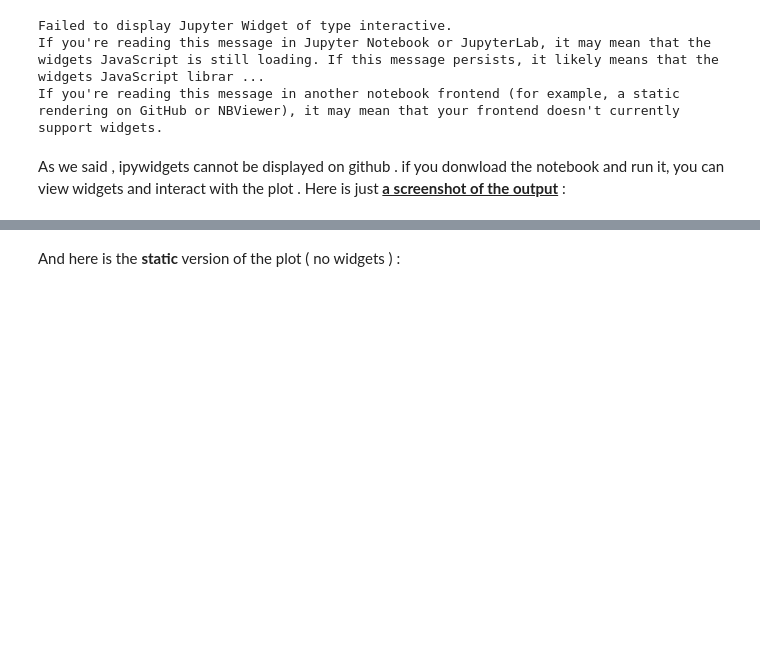
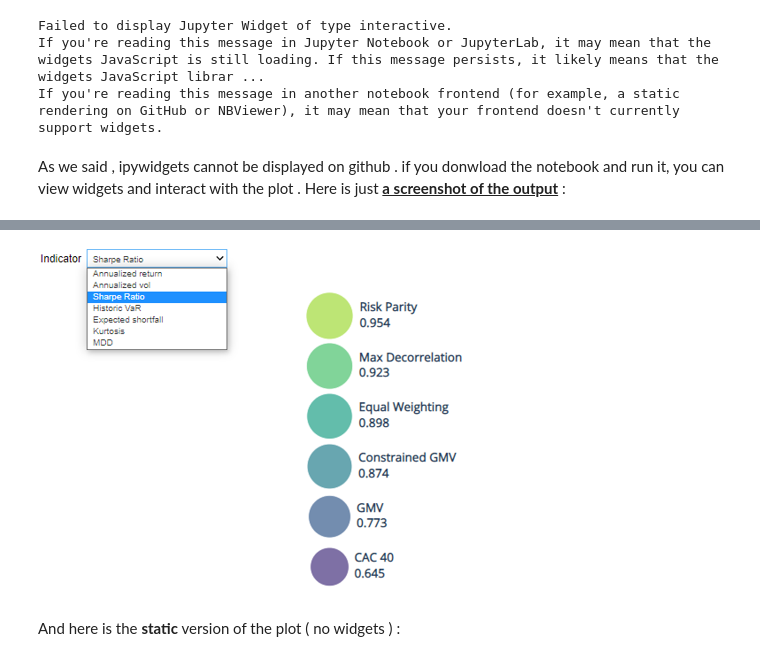
Before and after one commit to tasnimbenhamed/Python-Projects, a Jupyter notebook: Investment Management - CAC 40.ipynb, the cells around one changed output, grey strips where cells are left out. Saved outputs shown, nothing was run; the diff lists cells and outputs as text; code cells hidden in the pictures; blank space fills up the shorter version.

```diff
--- a/Investment Management - CAC 40.ipynb
+++ b/Investment Management - CAC 40.ipynb
@@ -1024,3 +1028,7 @@ display(HTML("<table><tr><td><img  src='widgets screenshot2.png'></td></tr></tab
+# %%
+display(Image(filename='widgets screenshot2.png'))
+# %% [output]
+[figure, added]
 # %% [markdown]
 And here is the <b>static</b> version of the plot ( no widgets ) :
 # %%
```
Also changed, not shown: parts of 4 cells of this notebook.
